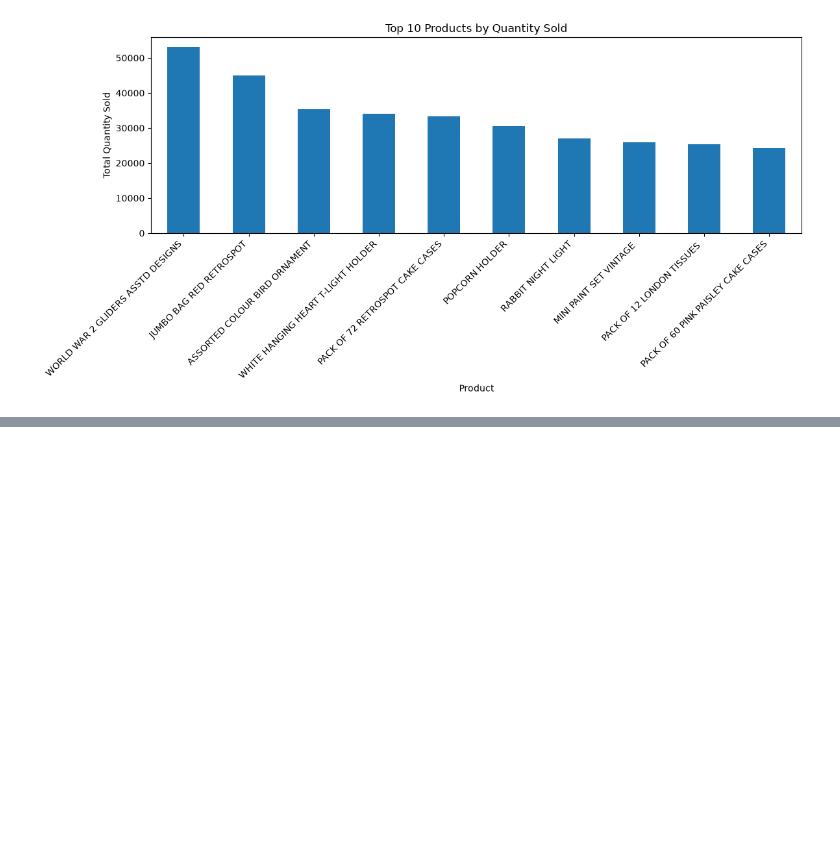
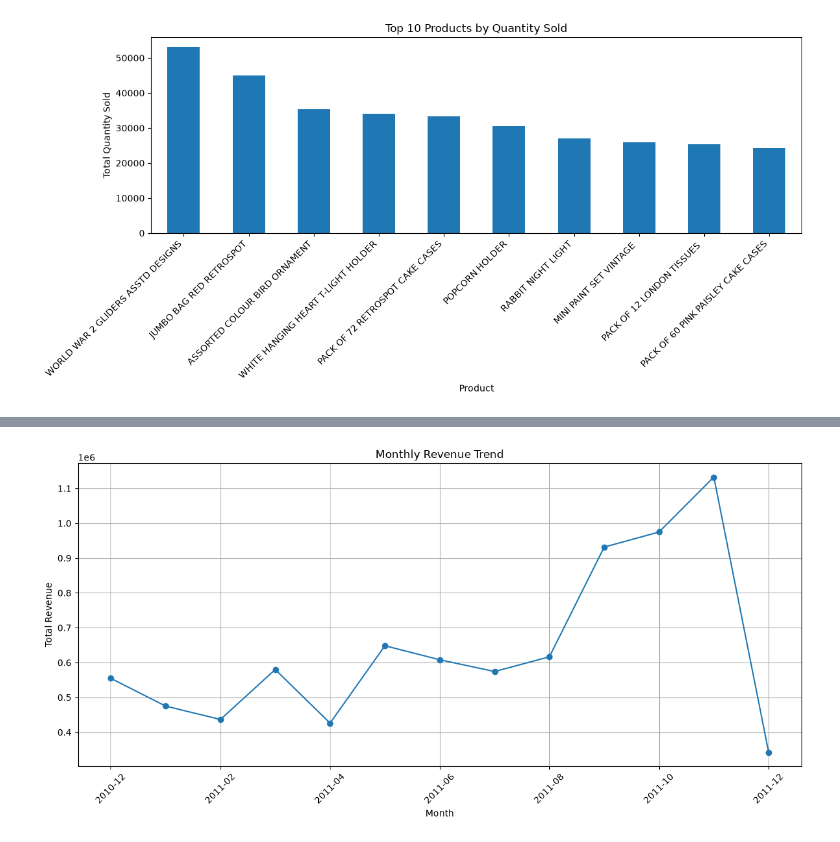
Before and after one commit to Shreyaa712/ecommerce-sales-analysis, a Jupyter notebook: notebooks/05_eda.ipynb, the cells around one changed output, grey strips where cells are left out. Cells and saved outputs as stored; diff of their text form; code cells hidden in the pictures; blank space fills up the shorter version.

```diff
--- a/notebooks/05_eda.ipynb
+++ b/notebooks/05_eda.ipynb
@@ -87,3 +87,14 @@ plt.tight_layout()
 plt.show()
 # %% [output]
 [figure]
+# %%
+# Extract year and month from each invoice date
+df["YearMonth"] = df["InvoiceDate"].dt.to_period("M").astype(str)
+
+# Calculate total revenue for each month
+monthly_sales = (
+    df.groupby("YearMonth")["TotalSales"]
+    .sum()
+)
+
+monthly_sales
@@ -89,0 +117,15 @@ plt.show()
+# %%
+plt.figure(figsize=(12, 6))
+
+monthly_sales.plot(kind="line", marker="o")
+
+plt.title("Monthly Revenue Trend")
+plt.xlabel("Month")
+plt.ylabel("Total Revenue")
+plt.xticks(rotation=45)
+plt.grid(True)
+plt.tight_layout()
+
+plt.show()
+# %% [output]
+[figure, added]
```
Also changed, not shown: parts of 26 cells of this notebook, 1 other file.
